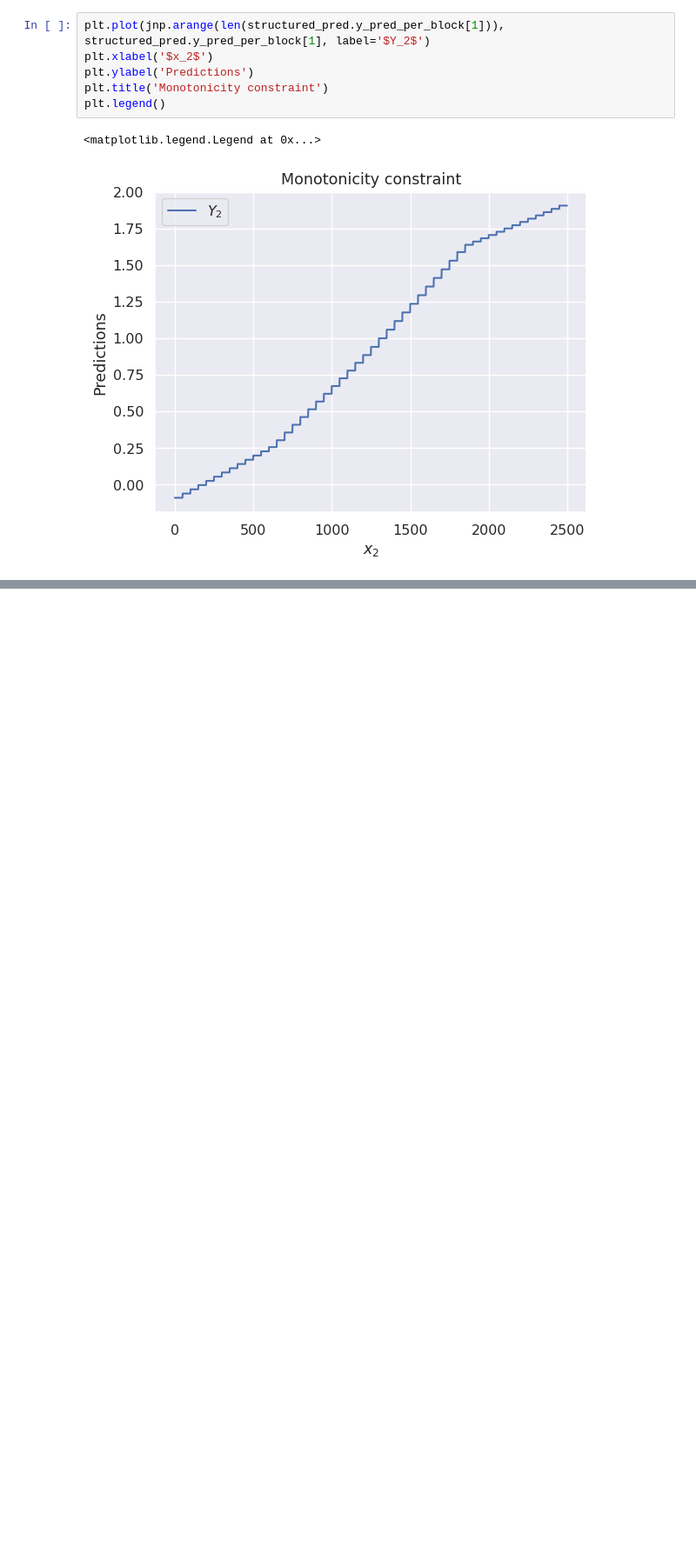
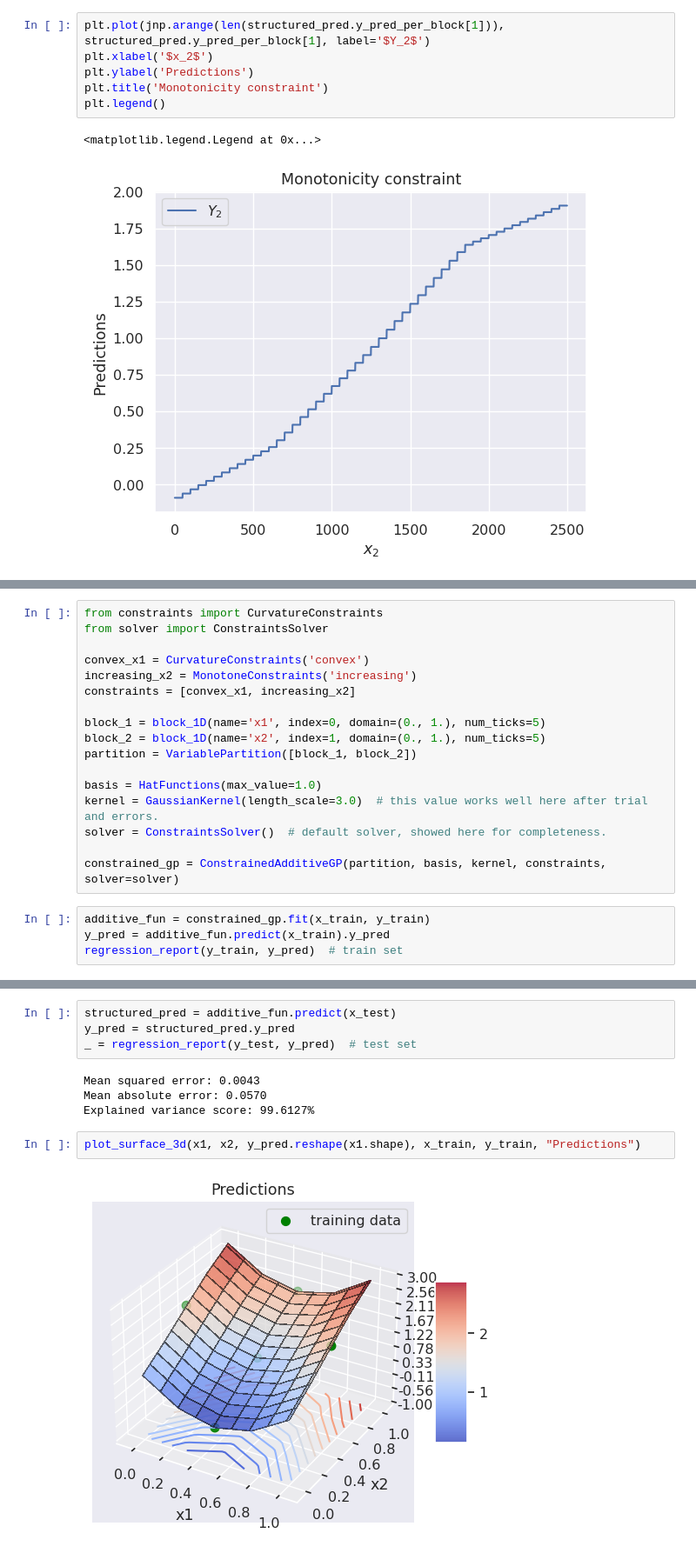
Before and after one commit to Algue-Rythme/MaxModeAdditiveGP, a Jupyter notebook: toy_tutorial.ipynb, the cells around one changed output, grey strips where cells are left out. Shown at 87% size. Cells and saved outputs as stored; diff of their text form; blank space fills up the shorter version.

Commit message:
add support for convex/concave constraints

```diff
--- a/toy_tutorial.ipynb
+++ b/toy_tutorial.ipynb
@@ -294,0 +299,21 @@ plt.legend()
+# %%
+from constraints import CurvatureConstraints
+from solver import ConstraintsSolver
+
+convex_x1 = CurvatureConstraints('convex')
+increasing_x2 = MonotoneConstraints('increasing')
+constraints = [convex_x1, increasing_x2]
+
+block_1 = block_1D(name='x1', index=0, domain=(0., 1.), num_ticks=5)
+block_2 = block_1D(name='x2', index=1, domain=(0., 1.), num_ticks=5)
+partition = VariablePartition([block_1, block_2])
+
+basis = HatFunctions(max_value=1.0)
+kernel = GaussianKernel(length_scale=3.0)  # this value works well here after trial and errors.
+solver = ConstraintsSolver()  # default solver, showed here for completeness.
+
+constrained_gp = ConstrainedAdditiveGP(partition, basis, kernel, constraints, solver=solver)
+# %%
+additive_fun = constrained_gp.fit(x_train, y_train)
+y_pred = additive_fun.predict(x_train).y_pred
+regression_report(y_train, y_pred)  # train set
@@ -294,0 +326,12 @@ plt.legend()
+# %%
+structured_pred = additive_fun.predict(x_test)
+y_pred = structured_pred.y_pred
+_ = regression_report(y_test, y_pred)  # test set
+# %% [output]
+Mean squared error: 0.0043
+Mean absolute error: 0.0570
+Explained variance score: 99.6127%
+# %%
+plot_surface_3d(x1, x2, y_pred.reshape(x1.shape), x_train, y_train, "Predictions")
+# %% [output]
+[figure, added]
```
Also changed, not shown: parts of 7 cells of this notebook, 6 other files.
